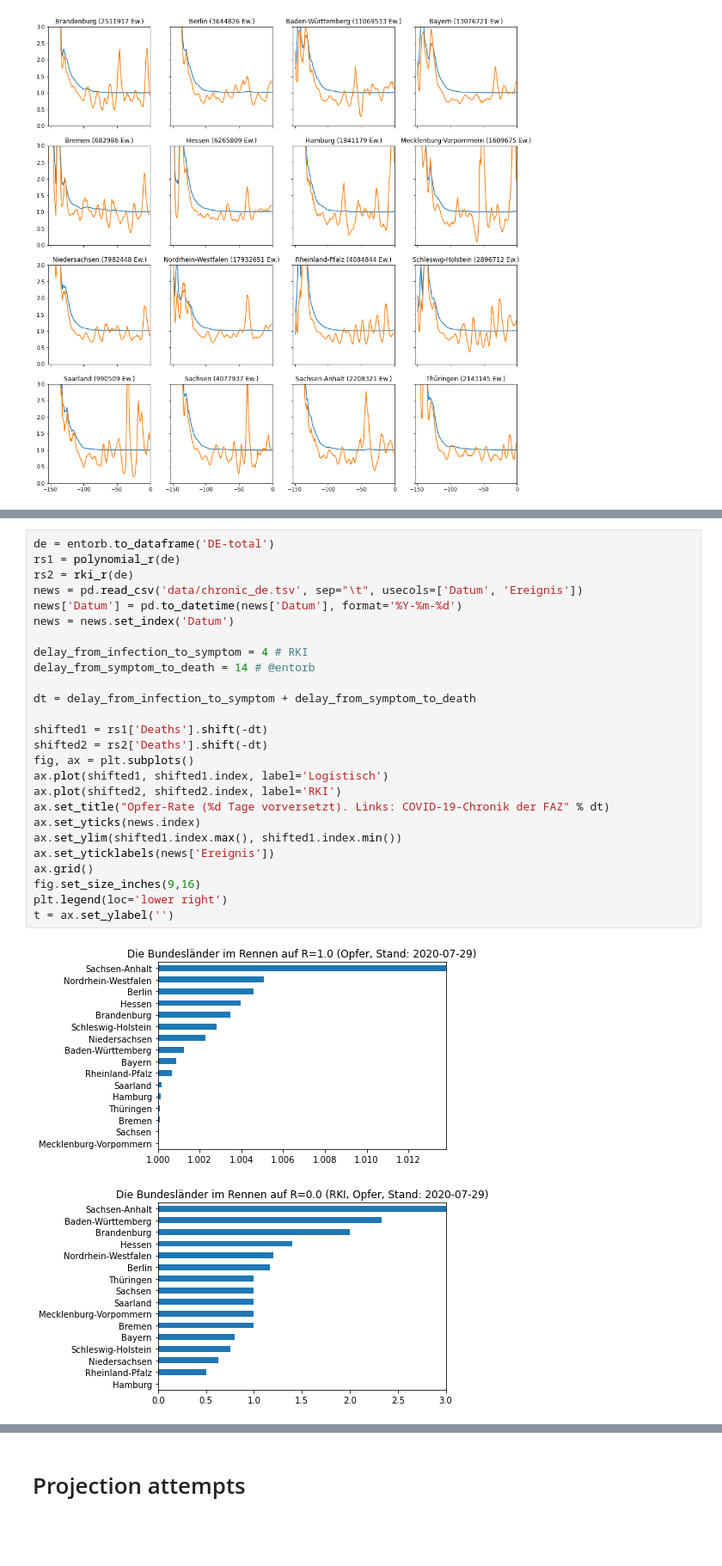
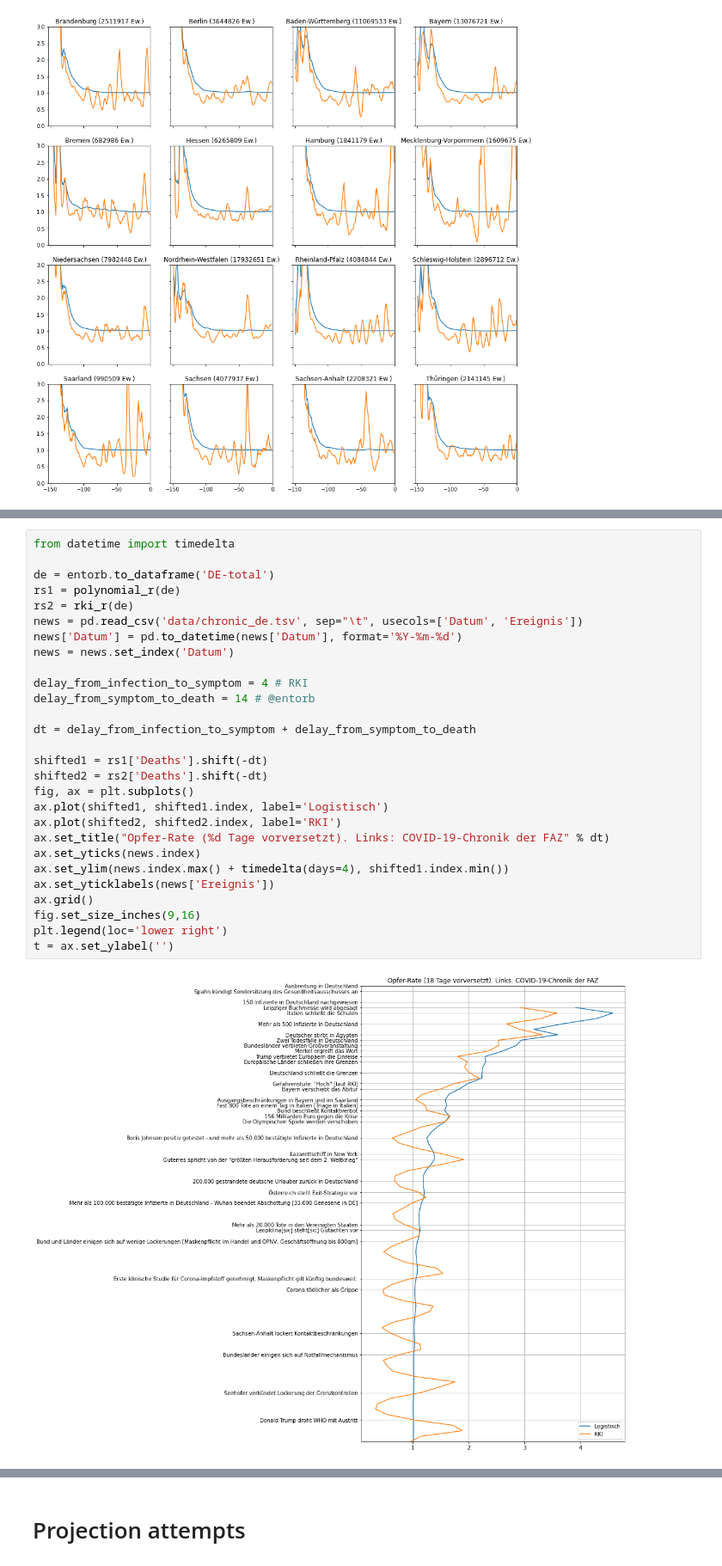
Before and after one commit to pschwede/covid19plots, a Jupyter notebook: repro.ipynb, the cells around one changed output, grey strips where cells are left out. Shown at 86% size. Saved outputs shown, nothing was run; the diff lists cells and outputs as text; blank space fills up the shorter version.

```diff
--- a/repro.ipynb
+++ b/repro.ipynb
@@ -201,29 +203,30 @@ current_r.sort_values('RKI').plot(kind='barh',
 # %%
+from datetime import timedelta
+
 de = entorb.to_dataframe('DE-total')
 rs1 = polynomial_r(de)
 rs2 = rki_r(de)
 news = pd.read_csv('data/chronic_de.tsv', sep="\t", usecols=['Datum', 'Ereignis'])
 news['Datum'] = pd.to_datetime(news['Datum'], format='%Y-%m-%d')
 news = news.set_index('Datum')
 
 delay_from_infection_to_symptom = 4 # RKI
 delay_from_symptom_to_death = 14 # @entorb
 
 dt = delay_from_infection_to_symptom + delay_from_symptom_to_death
 
 shifted1 = rs1['Deaths'].shift(-dt)
 shifted2 = rs2['Deaths'].shift(-dt)
 fig, ax = plt.subplots()
 ax.plot(shifted1, shifted1.index, label='Logistisch')
 ax.plot(shifted2, shifted2.index, label='RKI')
 ax.set_title("Opfer-Rate (%d Tage vorversetzt). Links: COVID-19-Chronik der FAZ" % dt)
 ax.set_yticks(news.index)
-ax.set_ylim(shifted1.index.max(), shifted1.index.min())
+ax.set_ylim(news.index.max() + timedelta(days=4), shifted1.index.min())
 ax.set_yticklabels(news['Ereignis'])
 ax.grid()
 fig.set_size_inches(9,16)
 plt.legend(loc='lower right')
 t = ax.set_ylabel('')
 # %% [output]
-[figure, old version]
+[figure, new version]
-[figure, removed]
```
Also changed, not shown: parts of 5 cells of this notebook, 3 other files.
